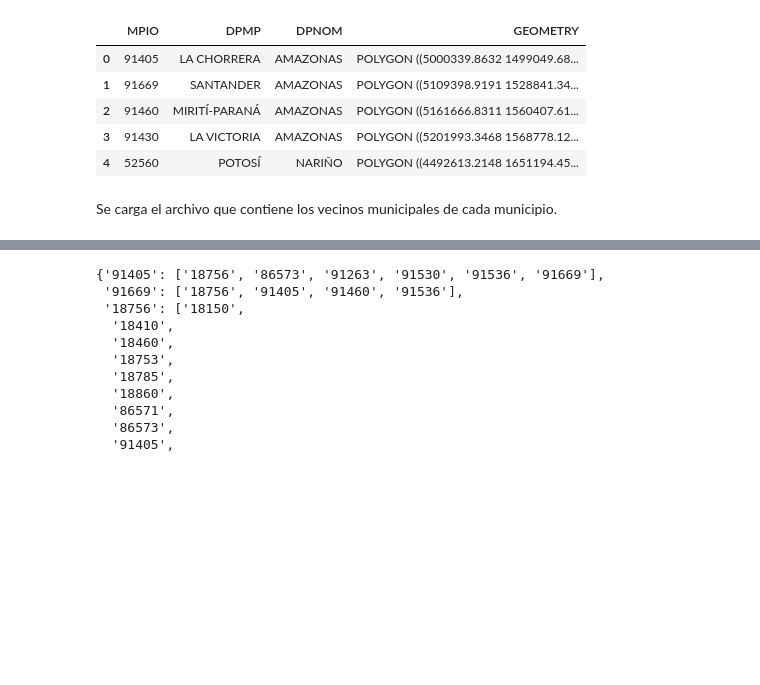
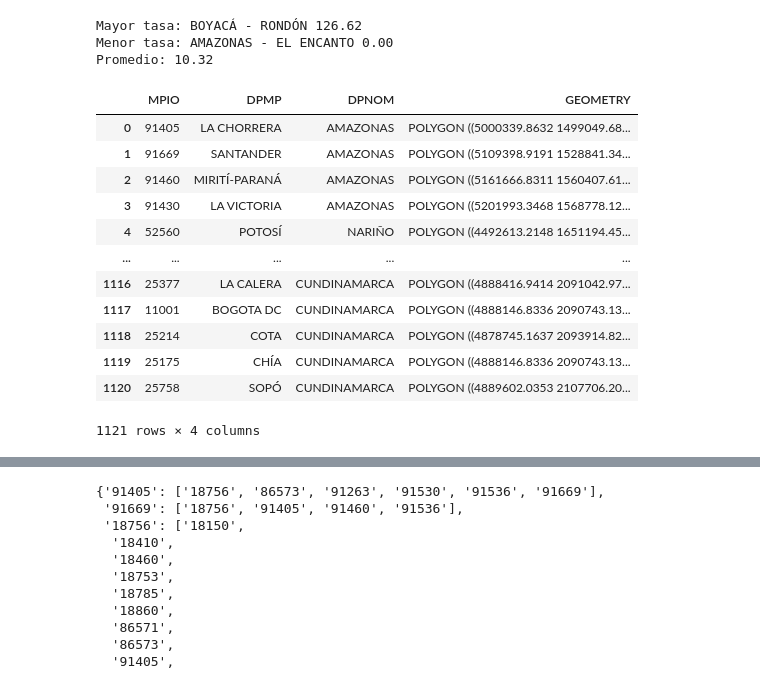
Before and after one commit to kmarcela11/ProyectoFinal_SeminarioInvestigativo, a Jupyter notebook: _sources/moranindex.ipynb, the cells around one changed output, grey strips where cells are left out. Drawn from its saved outputs; the diff is of its cells as text; code cells hidden in the pictures; blank space fills up the shorter version.

```diff
--- a/_sources/moranindex.ipynb
+++ b/_sources/moranindex.ipynb
@@ -40,12 +137,25 @@ Se lee el DataFrame del archivo de metadatos geográficos de cada municipio.
+# %%
+print("\nMayor tasa:", f"{mayor['DPNOM']} - {mayor['DPMP']}", f"{mayor['Tasa_Mortalidad']:.2f}")
+print("Menor tasa:", f"{menor['DPNOM']} - {menor['DPMP']}", f"{menor['Tasa_Mortalidad']:.2f}")
+print("Promedio:", f"{promedio:.2f}")
+# %% [output]
+Mayor tasa: BOYACÁ - RONDÓN 126.62
+Menor tasa: AMAZONAS - EL ENCANTO 0.00
+Promedio: 10.32
 # %%
-mdata_mun = pd.read_excel('../data_tasas/metadata_mun_col.xlsx')
-mdata_mun.head()
+mdata_mun = pd.read_excel('metadata_mun_col.xlsx')
+mdata_mun
 # %% [output]
 |  | MPIO | DPMP | DPNOM | GEOMETRY |
 | 0 | 91405 | LA CHORRERA | AMAZONAS | POLYGON ((5000339.8632 1499049.68... |
 | 1 | 91669 | SANTANDER | AMAZONAS | POLYGON ((5109398.9191 1528841.34... |
 | 2 | 91460 | MIRITÍ-PARANÁ | AMAZONAS | POLYGON ((5161666.8311 1560407.61... |
 | 3 | 91430 | LA VICTORIA | AMAZONAS | POLYGON ((5201993.3468 1568778.12... |
 | 4 | 52560 | POTOSÍ | NARIÑO | POLYGON ((4492613.2148 1651194.45... |
+| ... | ... | ... | ... | ... |
+| 1116 | 25377 | LA CALERA | CUNDINAMARCA | POLYGON ((4888416.9414 2091042.97... |
+| 1117 | 11001 | BOGOTA DC | CUNDINAMARCA | POLYGON ((4888146.8336 2090743.13... |
+| 1118 | 25214 | COTA | CUNDINAMARCA | POLYGON ((4878745.1637 2093914.82... |
+| 1119 | 25175 | CHÍA | CUNDINAMARCA | POLYGON ((4888146.8336 2090743.13... |
+| 1120 | 25758 | SOPÓ | CUNDINAMARCA | POLYGON ((4889602.0353 2107706.20... |
+1121 rows × 4 columns
-# %% [markdown]
-Se carga el archivo que contiene los vecinos municipales de cada municipio.
```
Also changed, not shown: parts of 43 cells of this notebook, 11 other files.
